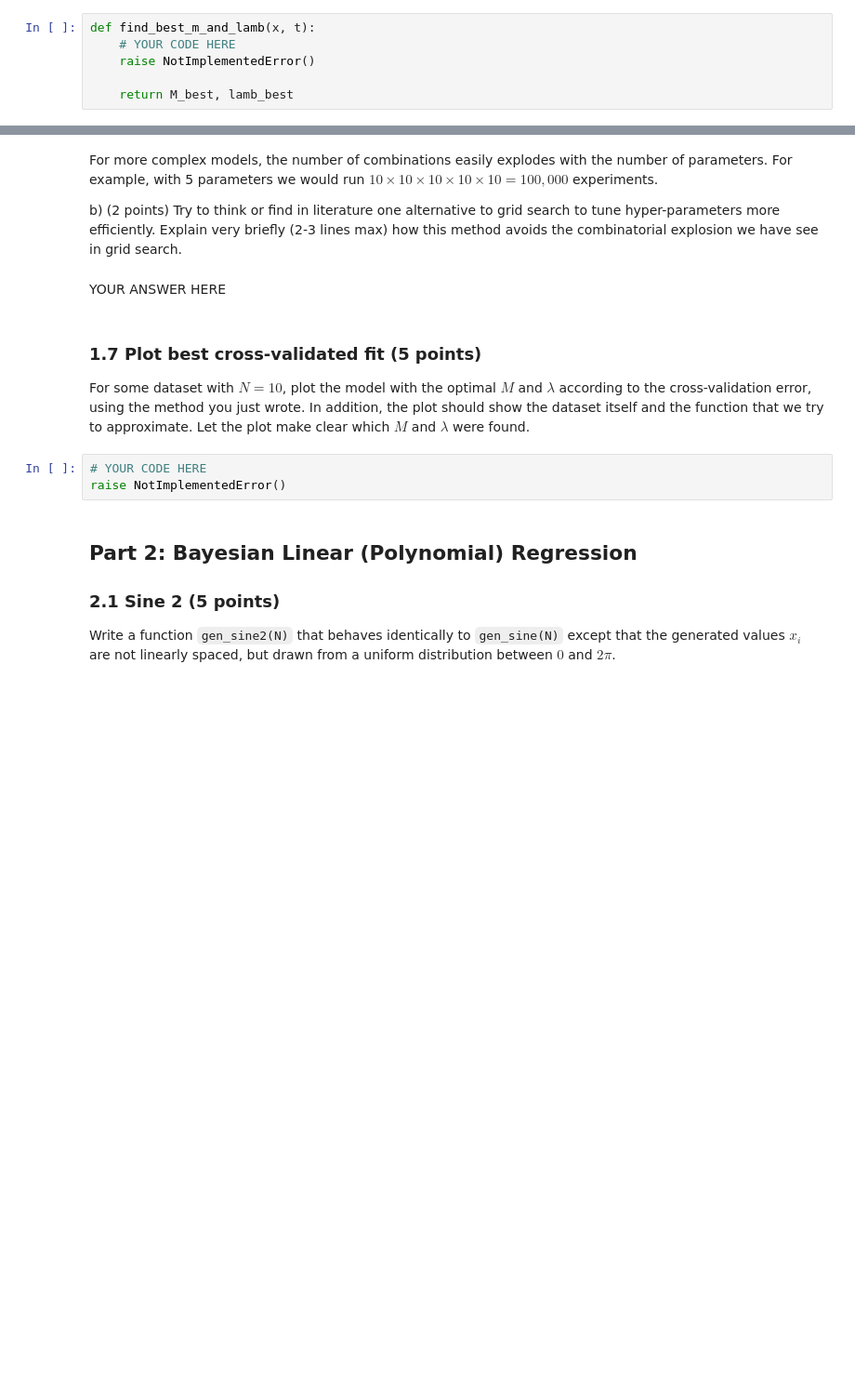
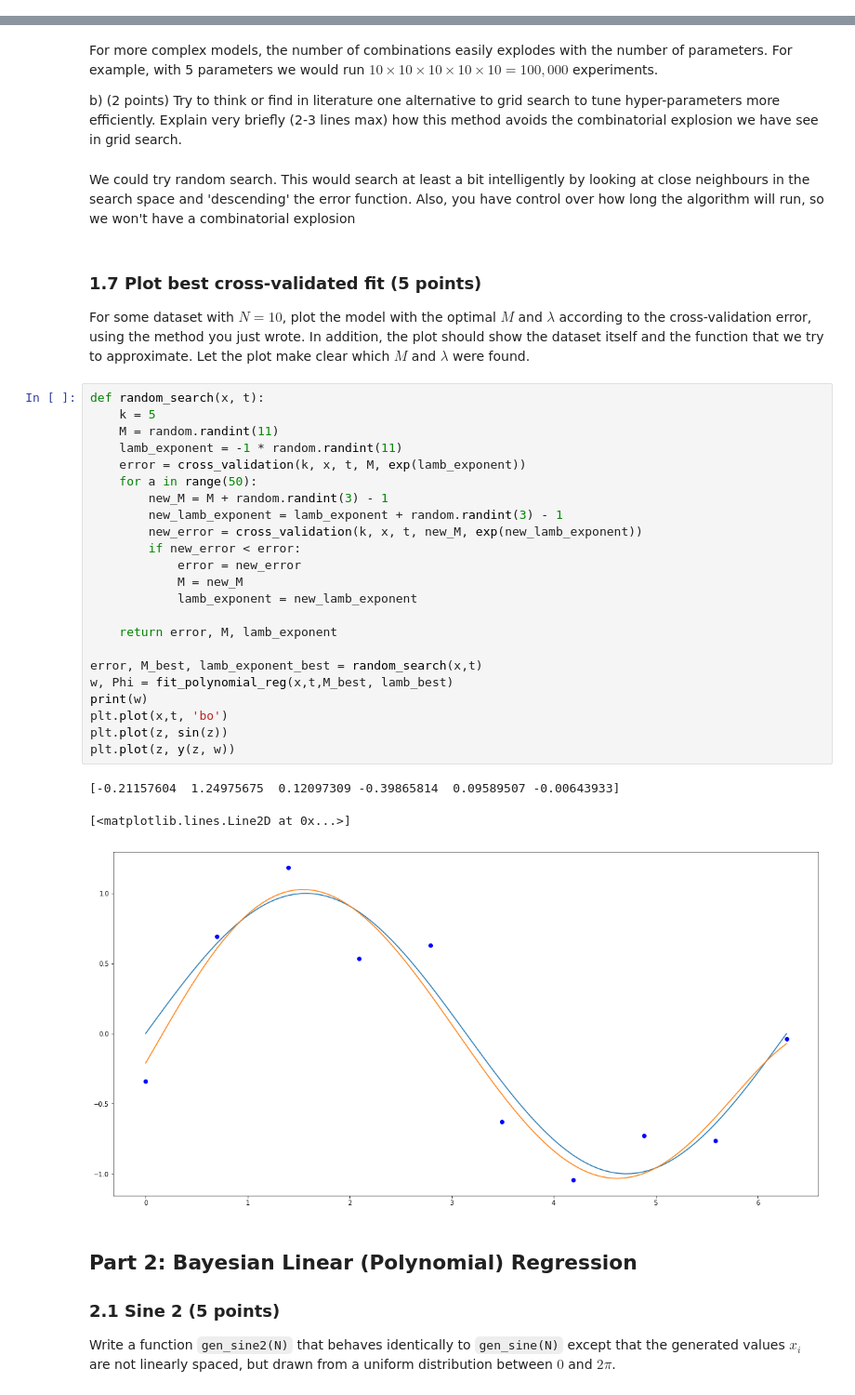
Before and after one commit to ndegier/ML1, a Jupyter notebook: 10683704_12311014_lab1.ipynb, the cells around one changed output, grey strips where cells are left out. Shown: that part at 93% size. Saved outputs shown, nothing was run; the diff lists cells and outputs as text; blank space fills up the shorter version.

```diff
--- a/10683704_12311014_lab1.ipynb
+++ b/10683704_12311014_lab1.ipynb
@@ -242,9 +282,3 @@ def kfold_indices(N, k):
         valid_folds.append(valid_indices)
         train_folds.append(np.setdiff1d(all_indices, valid_indices))
     return train_folds, valid_folds
-# %%
-def find_best_m_and_lamb(x, t):
-    # YOUR CODE HERE
-    raise NotImplementedError()
-
-    return M_best, lamb_best
@@ -263,15 +344,39 @@ YOUR ANSWER HERE
 For more complex models, the number of combinations easily explodes with the number of parameters. For example, with 5 parameters we would run $10 \times 10 \times 10 \times 10 \times 10 = 100,000$ experiments.
 
 b) (2 points) Try to think or find in literature one alternative to grid search to tune hyper-parameters more efficiently. Explain very briefly (2-3 lines max) how this method avoids the combinatorial explosion we have see in grid search.
-# %% [markdown]
-YOUR ANSWER HERE
+# %% [markdown]
+We could try random search. This would search at least a bit intelligently by looking at close neighbours in the search space and 'descending' the error function. Also, you have control over how long the algorithm will run, so we won't have a combinatorial explosion
 # %% [markdown]
 ### 1.7 Plot best cross-validated fit (5 points)
 
 For some dataset with $N = 10$, plot the model with the optimal $M$ and $\lambda$ according to the cross-validation error, using the method you just wrote. In addition, the plot should show the dataset itself and the function that we try to approximate. Let the plot make clear which $M$ and $\lambda$ were found.
-# %%
-# YOUR CODE HERE
-raise NotImplementedError()
+# %%
+def random_search(x, t):
+    k = 5
+    M = random.randint(11)
+    lamb_exponent = -1 * random.randint(11)
+    error = cross_validation(k, x, t, M, exp(lamb_exponent))
+    for a in range(50):
+        new_M = M + random.randint(3) - 1
+        new_lamb_exponent = lamb_exponent + random.randint(3) - 1
+        new_error = cross_validation(k, x, t, new_M, exp(new_lamb_exponent))
+        if new_error < error:
+            error = new_error
+            M = new_M
+            lamb_exponent = new_lamb_exponent
+
+    return error, M, lamb_exponent
+
+error, M_best, lamb_exponent_best = random_search(x,t)
+w, Phi = fit_polynomial_reg(x,t,M_best, lamb_best)
+print(w)
+plt.plot(x,t, 'bo')
+plt.plot(z, sin(z))
+plt.plot(z, y(z, w))
+# %% [output]
+[-0.21157604  1.24975675  0.12097309 -0.39865814  0.09589507 -0.00643933]
+[<matplotlib.lines.Line2D at 0x...>]
+[figure, added]
 # %% [markdown]
 ## Part 2: Bayesian Linear (Polynomial) Regression
 
```
Also changed, not shown: parts of 11 cells of this notebook.
